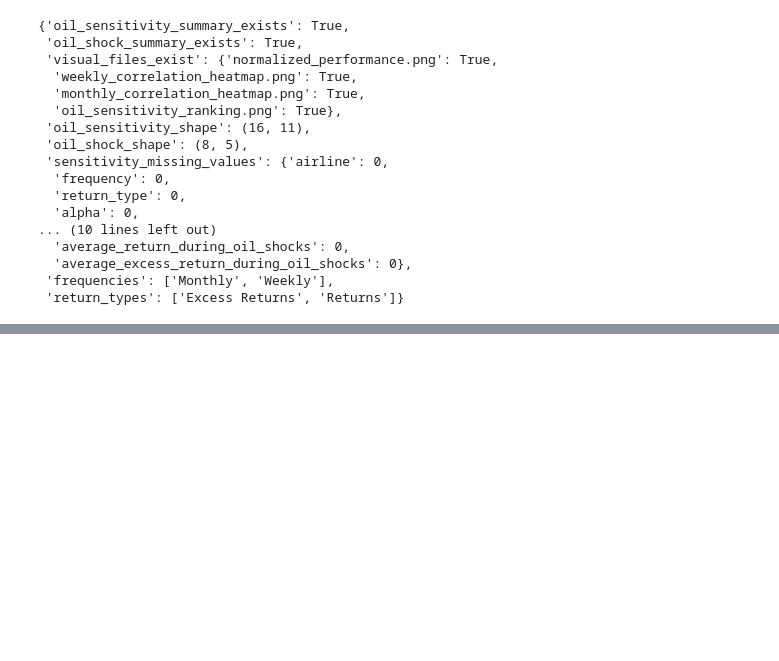
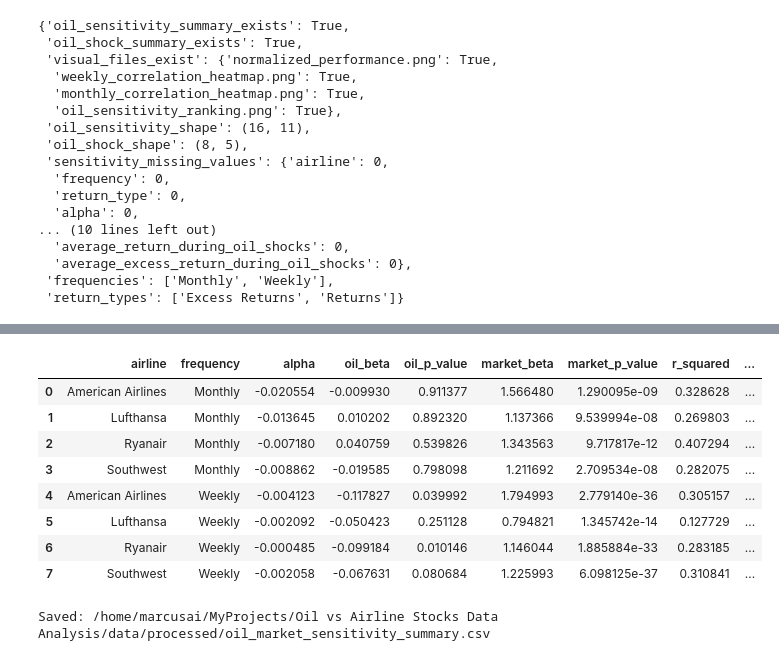
Before and after one commit to MarcusOvergaard/oil-airline-sensitivity, a Jupyter notebook: notebooks/03_analysis.ipynb, the cells around one changed output, grey strips where cells are left out. Cells and saved outputs as stored; diff of their text form; code cells hidden in the pictures; blank space fills up the shorter version.

```diff
--- a/notebooks/03_analysis.ipynb
+++ b/notebooks/03_analysis.ipynb
@@ -458,0 +469,75 @@ validation_summary
+# %%
+import statsmodels.api as sm
+
+OIL_MARKET_SENSITIVITY_PATH = PROCESSED_DIR / 'oil_market_sensitivity_summary.csv'
+MARKET_CONTROLLED_OIL_BETA_RANKING_PATH = IMAGES_DIR / 'market_controlled_oil_beta_ranking.png'
+
+
+def interpret_market_controlled(row):
+    oil_meaning = 'remained statistically significant' if row['oil_significant'] else 'was not statistically significant'
+    market_meaning = 'was statistically significant' if row['market_significant'] else 'was not statistically significant'
+    oil_direction = 'positive' if row['oil_beta'] >= 0 else 'negative'
+    market_direction = 'positive' if row['market_beta'] >= 0 else 'negative'
+    stronger = 'market beta was larger in absolute terms than oil beta' if abs(row['market_beta']) > abs(row['oil_beta']) else 'oil beta was larger in absolute terms than market beta'
+    return (
+        f"After controlling for the S&P 500, Brent oil sensitivity {oil_meaning} for {row['airline']} "
+        f"{row['frequency'].lower()} returns. The oil beta was {oil_direction} ({row['oil_beta']:.3f}), "
+        f"while the market beta was {market_direction} ({row['market_beta']:.3f}) and {market_meaning}; {stronger}."
+    )
+
+
+def run_market_controlled_regression(return_df, frequency):
+    rows = []
+    for airline in airlines:
+        analysis_df = return_df[[airline, oil_asset, market_asset]].dropna().copy()
+        if analysis_df.empty or len(analysis_df) < 4:
+            raise ValueError(f'Not enough observations for market-controlled regression: {frequency} {airline}')
+
+        y = analysis_df[airline].astype(float)
+        x = analysis_df[[oil_asset, market_asset]].astype(float)
+        x = sm.add_constant(x)
+        model = sm.OLS(y, x).fit()
+
+        rows.append({
+            'airline': airline,
+            'frequency': frequency,
+            'alpha': model.params['const'],
+            'oil_beta': model.params[oil_asset],
+            'oil_p_value': model.pvalues[oil_asset],
+            'market_beta': model.params[market_asset],
+            'market_p_value': model.pvalues[market_asset],
+            'r_squared': model.rsquared,
+            'oil_significant': bool(model.pvalues[oil_asset] < 0.05),
+            'market_significant': bool(model.pvalues[market_asset] < 0.05),
+        })
+    return rows
+
+market_controlled_rows = []
+market_controlled_rows.extend(run_market_controlled_regression(weekly_returns, 'Weekly'))
+market_controlled_rows.extend(run_market_controlled_regression(monthly_returns, 'Monthly'))
+
+oil_market_sensitivity_summary = pd.DataFrame(market_controlled_rows)
+oil_market_sensitivity_summary['interpretation'] = oil_market_sensitivity_summary.apply(interpret_market_controlled, axis=1)
+
+oil_market_sensitivity_columns = [
+    'airline', 'frequency', 'alpha', 'oil_beta', 'oil_p_value',
+    'market_beta', 'market_p_value', 'r_squared', 'oil_significant',
+    'market_significant', 'interpretation'
+]
+oil_market_sensitivity_summary = oil_market_sensitivity_summary[oil_market_sensitivity_columns]
+oil_market_sensitivity_summary = oil_market_sensitivity_summary.sort_values(['frequency', 'airline']).reset_index(drop=True)
+oil_market_sensitivity_summary.to_csv(OIL_MARKET_SENSITIVITY_PATH, index=False)
+
+display(oil_market_sensitivity_summary)
+print(f'Saved: {OIL_MARKET_SENSITIVITY_PATH}')
+# %% [output]
+|  | airline | frequency | alpha | oil_beta | oil_p_value | market_beta | market_p_value | r_squared | ... |
+| 0 | American Airlines | Monthly | -0.020554 | -0.009930 | 0.911377 | 1.566480 | 1.290095e-09 | 0.328628 | ... |
+| 1 | Lufthansa | Monthly | -0.013645 | 0.010202 | 0.892320 | 1.137366 | 9.539994e-08 | 0.269803 | ... |
+| 2 | Ryanair | Monthly | -0.007180 | 0.040759 | 0.539826 | 1.343563 | 9.717817e-12 | 0.407294 | ... |
+| 3 | Southwest | Monthly | -0.008862 | -0.019585 | 0.798098 | 1.211692 | 2.709534e-08 | 0.282075 | ... |
+| 4 | American Airlines | Weekly | -0.004123 | -0.117827 | 0.039992 | 1.794993 | 2.779140e-36 | 0.305157 | ... |
+| 5 | Lufthansa | Weekly | -0.002092 | -0.050423 | 0.251128 | 0.794821 | 1.345742e-14 | 0.127729 | ... |
+| 6 | Ryanair | Weekly | -0.000485 | -0.099184 | 0.010146 | 1.146044 | 1.885884e-33 | 0.283185 | ... |
+| 7 | Southwest | Weekly | -0.002058 | -0.067631 | 0.080684 | 1.225993 | 6.098125e-37 | 0.310841 | ... |
+Saved: /home/marcusai/MyProjects/Oil vs Airline Stocks Data Analysis/data/processed/oil_market_sensitivity_summary.csv
```
Also changed, not shown: parts of 5 cells of this notebook, 3 other files.
